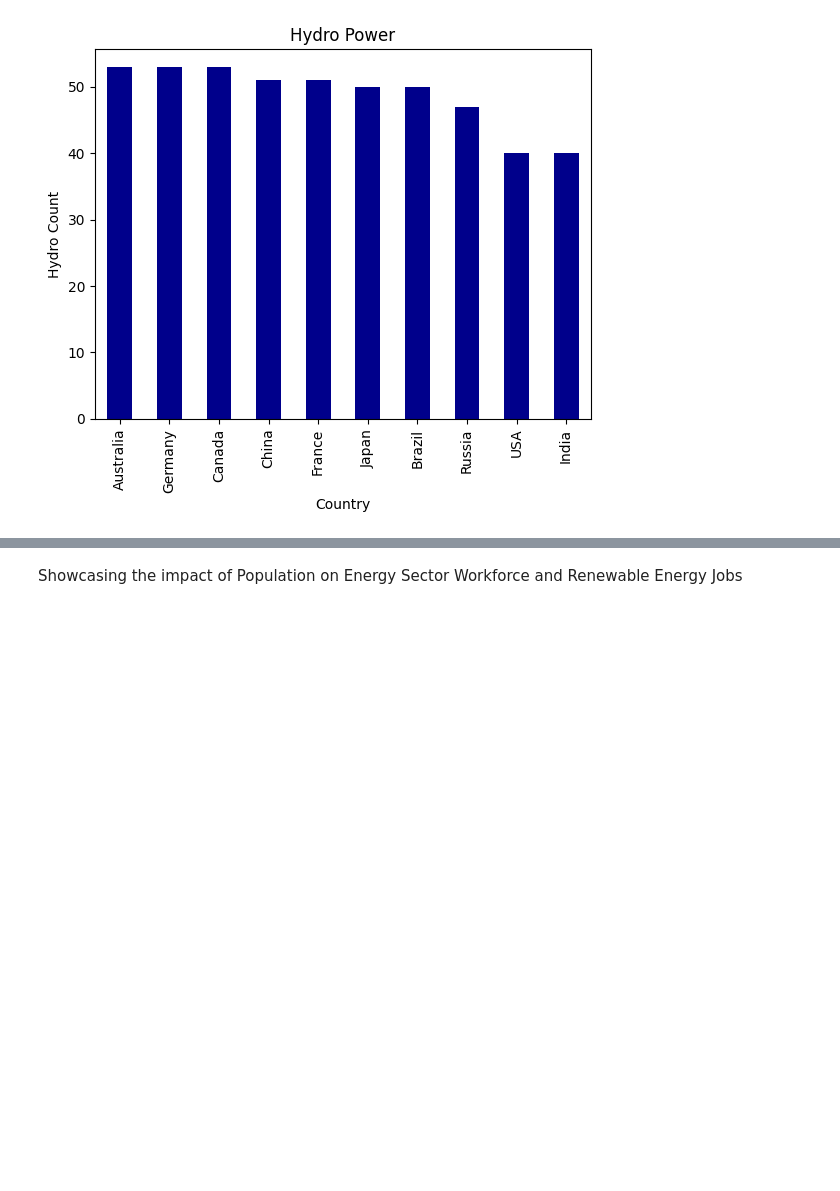
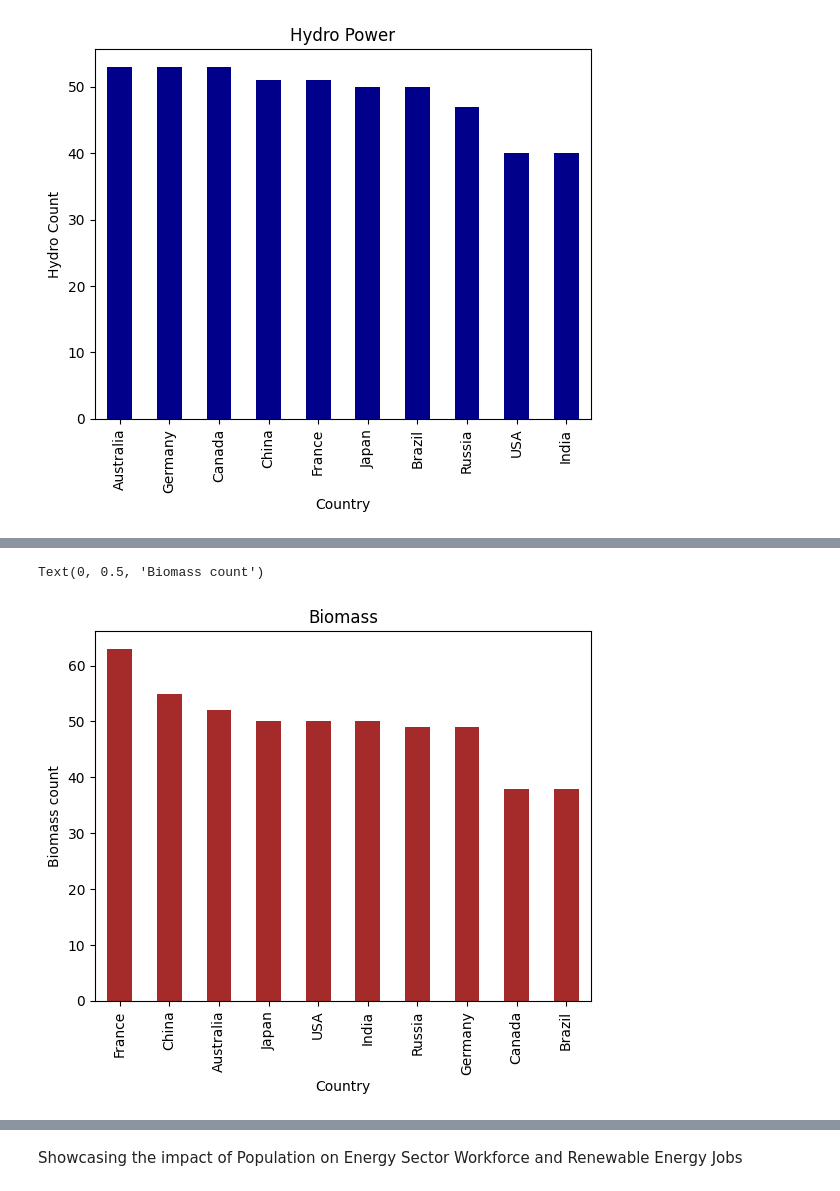
Before and after one commit to Krishna13M/Analyzing-Renewable-Energy-Data-, a Jupyter notebook: Renewable Energy Project.ipynb, the cells around one changed output, grey strips where cells are left out. Saved outputs shown, nothing was run; the diff lists cells and outputs as text; code cells hidden in the pictures; blank space fills up the shorter version.

```diff
--- a/Renewable Energy Project.ipynb
+++ b/Renewable Energy Project.ipynb
@@ -123,0 +132,7 @@ Canada
+# %%
+renergy[renergy['Energy Type']=='Biomass']['Country'].value_counts().plot(kind='bar',color='brown')
+plt.title('Biomass')
+plt.ylabel('Biomass count')
+# %% [output]
+Text(0, 0.5, 'Biomass count')
+[figure, added]
```
Also changed, not shown: parts of 11 cells of this notebook.
